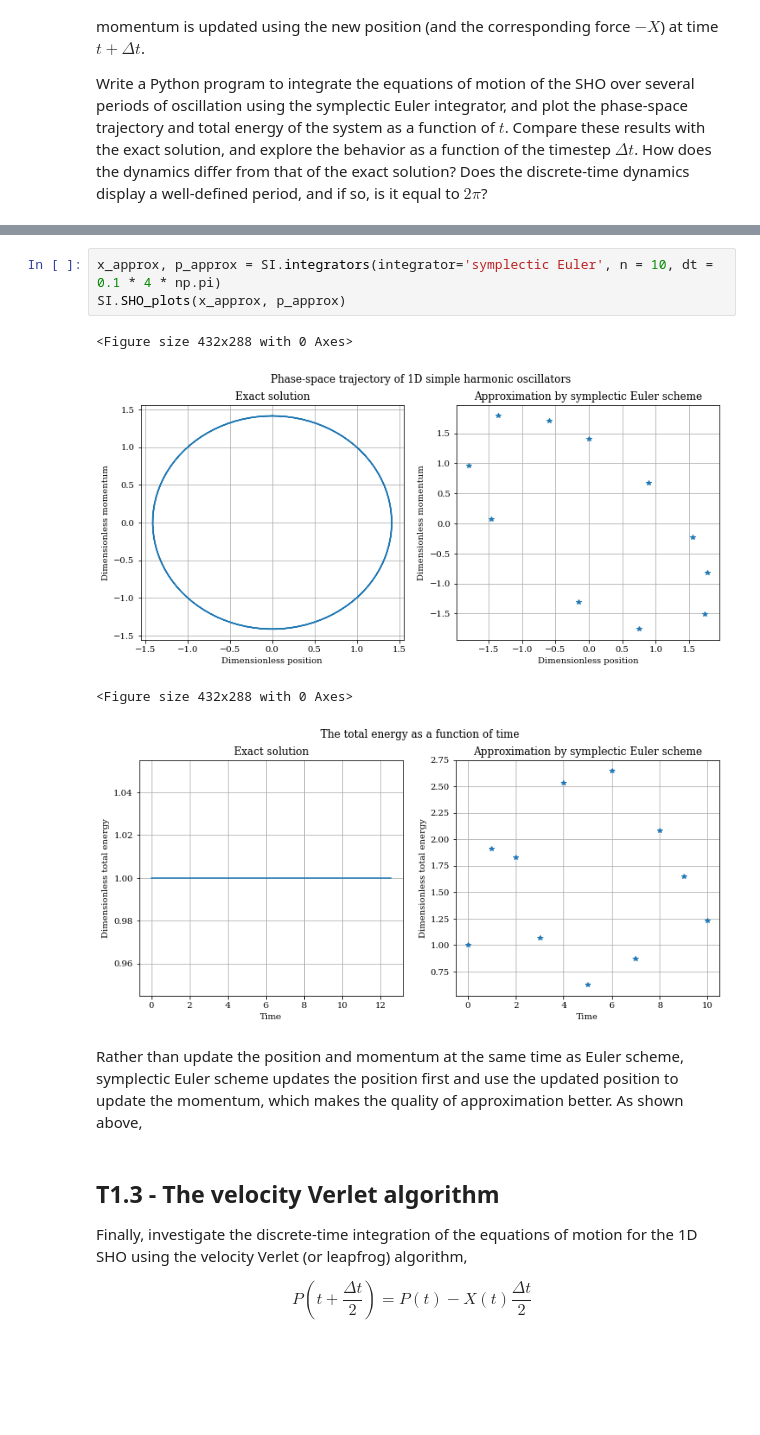
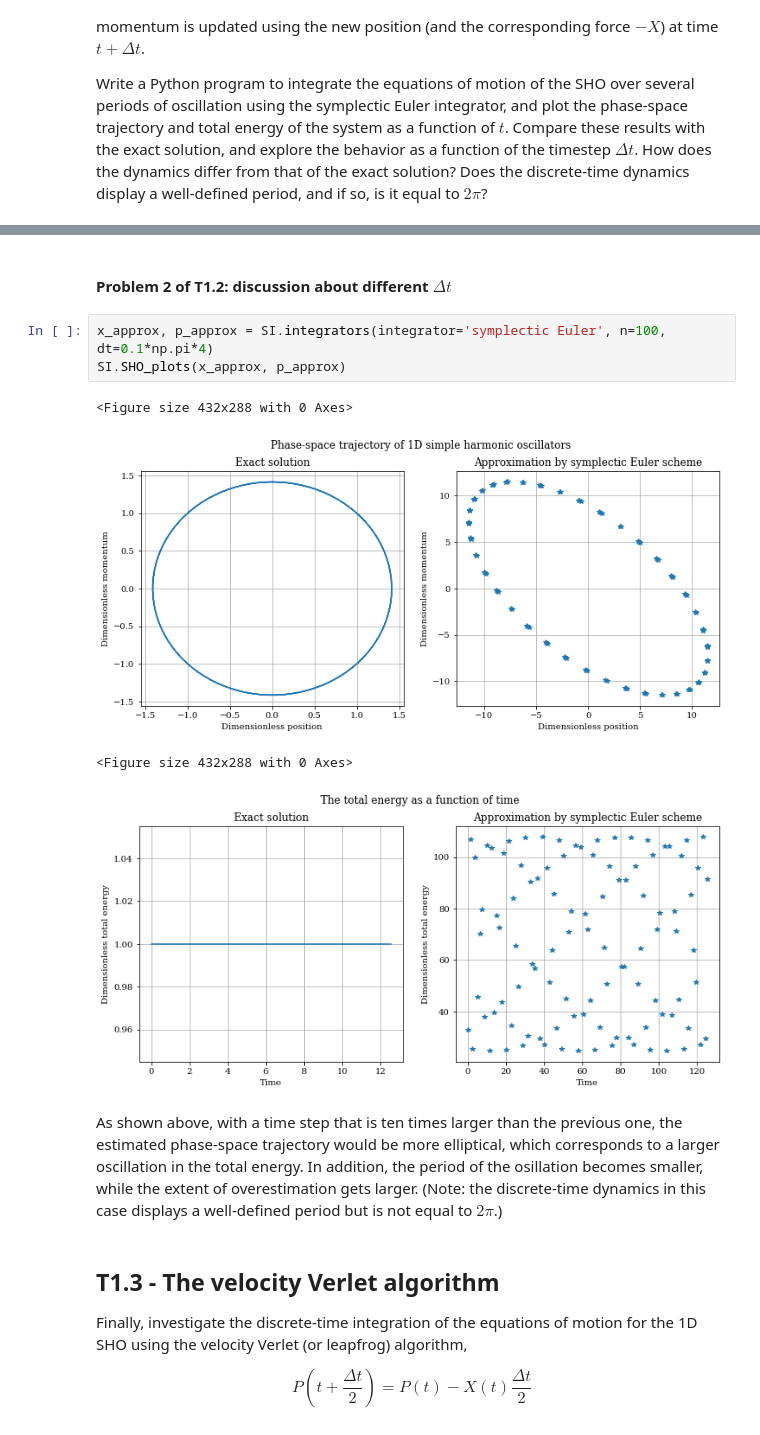
Before and after one commit to wehs7661/CompPhys, a Jupyter notebook: Tutorial_01.ipynb, the cells around one changed output, grey strips where cells are left out. Saved outputs shown, nothing was run; the diff lists cells and outputs as text; blank space fills up the shorter version.

```diff
--- a/Tutorial_01.ipynb
+++ b/Tutorial_01.ipynb
@@ -200,13 +255,15 @@ Write a Python program to integrate the equations of motion of the SHO over seve
+# %% [markdown]
+#### Problem 2 of T1.2: discussion about different $\Delta t$
 # %%
-x_approx, p_approx = SI.integrators(integrator='symplectic Euler', n = 10, dt = 0.1 * 4 * np.pi)
+x_approx, p_approx = SI.integrators(integrator='symplectic Euler', n=100, dt=0.1*np.pi*4)
 SI.SHO_plots(x_approx, p_approx)
 # %% [output]
 <Figure size 432x288 with 0 Axes>
-[figure, old version]
+[figure, new version]
 <Figure size 432x288 with 0 Axes>
-[figure, old version]
+[figure, new version]
-# %% [markdown]
-Rather than update the position and momentum at the same time as Euler scheme, symplectic Euler scheme updates the position first and use the updated position to update the momentum, which makes the quality of approximation better. As shown above,
+# %% [markdown]
+As shown above, with a time step that is ten times larger than the previous one, the estimated phase-space trajectory would be more elliptical, which corresponds to a larger oscillation in the total energy. In addition, the period of the osillation becomes smaller, while the extent of overestimation gets larger. (Note: the discrete-time dynamics in this case displays a well-defined period but is not equal to $2 \pi$.)
 # %% [markdown]
 ## T1.3 - The velocity Verlet algorithm
 
```
Also changed, not shown: parts of 18 cells of this notebook.
